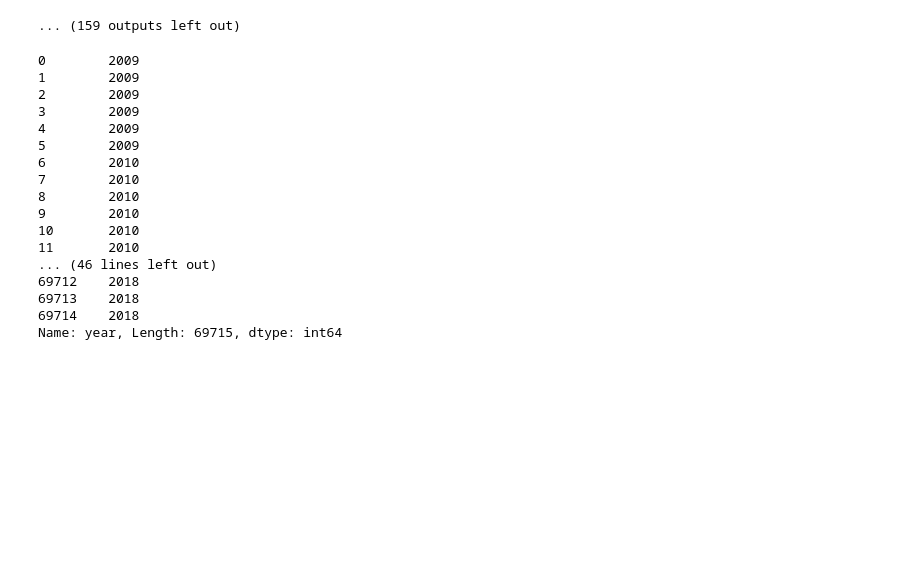
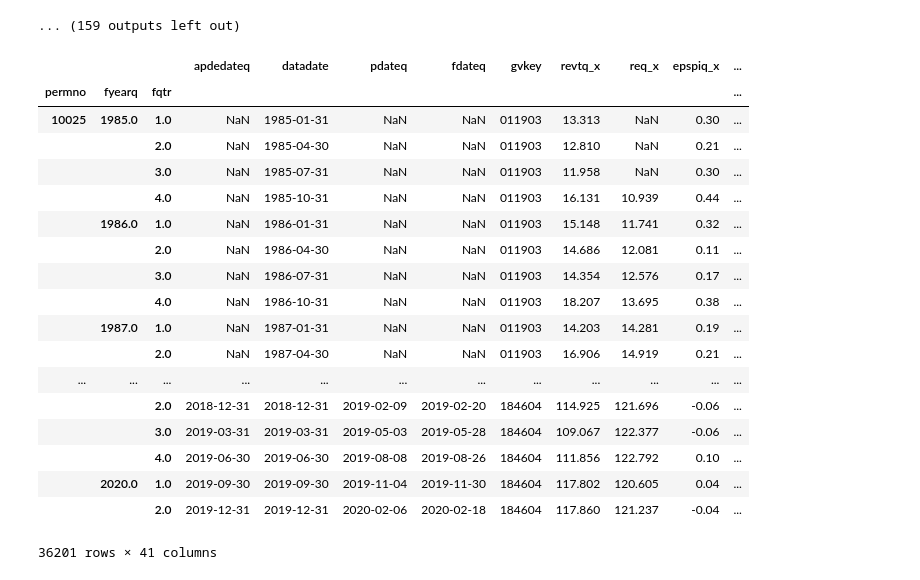
Before and after one commit to Alan-Yanlong-Guo/ml_val, a Jupyter notebook: run.ipynb, the cells around one changed output. Saved outputs shown, nothing was run; the diff lists cells and outputs as text; code cells hidden in the pictures; blank space fills up the shorter version.

```diff
--- a/run.ipynb
+++ b/run.ipynb
@@ -94,25 +94,27 @@ epspi 0.2728168444958219
 [figure]
 ... (159 outputs left out)
 # %%
-with open('/Users/mingyu/Desktop/data/month_x/x_C.pkl', 'rb') as handle:
+with open('/Users/mingyu/Desktop/data/quarter_y/y_A.pkl', 'rb') as handle:
     contnet = pickle.load(handle)
 # %%
-contnet['year']
+contnet
 # %% [output]
+|  |  |  | apdedateq | datadate | pdateq | fdateq | gvkey | revtq_x | req_x | epspiq_x | ... |
+| permno | fyearq | fqtr |  |  |  |  |  |  |  |  | ... |
+| 10025 | 1985.0 | 1.0 | NaN | 1985-01-31 | NaN | NaN | 011903 | 13.313 | NaN | 0.30 | ... |
+|  |  | 2.0 | NaN | 1985-04-30 | NaN | NaN | 011903 | 12.810 | NaN | 0.21 | ... |
+|  |  | 3.0 | NaN | 1985-07-31 | NaN | NaN | 011903 | 11.958 | NaN | 0.30 | ... |
+|  |  | 4.0 | NaN | 1985-10-31 | NaN | NaN | 011903 | 16.131 | 10.939 | 0.44 | ... |
+|  | 1986.0 | 1.0 | NaN | 1986-01-31 | NaN | NaN | 011903 | 15.148 | 11.741 | 0.32 | ... |
+|  |  | 2.0 | NaN | 1986-04-30 | NaN | NaN | 011903 | 14.686 | 12.081 | 0.11 | ... |
+|  |  | 3.0 | NaN | 1986-07-31 | NaN | NaN | 011903 | 14.354 | 12.576 | 0.17 | ... |
+|  |  | 4.0 | NaN | 1986-10-31 | NaN | NaN | 011903 | 18.207 | 13.695 | 0.38 | ... |
+|  | 1987.0 | 1.0 | NaN | 1987-01-31 | NaN | NaN | 011903 | 14.203 | 14.281 | 0.19 | ... |
+|  |  | 2.0 | NaN | 1987-04-30 | NaN | NaN | 011903 | 16.906 | 14.919 | 0.21 | ... |
+| ... | ... | ... | ... | ... | ... | ... | ... | ... | ... | ... | ... |
+|  |  | 2.0 | 2018-12-31 | 2018-12-31 | 2019-02-09 | 2019-02-20 | 184604 | 114.925 | 121.696 | -0.06 | ... |
+|  |  | 3.0 | 2019-03-31 | 2019-03-31 | 2019-05-03 | 2019-05-28 | 184604 | 109.067 | 122.377 | -0.06 | ... |
+|  |  | 4.0 | 2019-06-30 | 2019-06-30 | 2019-08-08 | 2019-08-26 | 184604 | 111.856 | 122.792 | 0.10 | ... |
+|  | 2020.0 | 1.0 | 2019-09-30 | 2019-09-30 | 2019-11-04 | 2019-11-30 | 184604 | 117.802 | 120.605 | 0.04 | ... |
+|  |  | 2.0 | 2019-12-31 | 2019-12-31 | 2020-02-06 | 2020-02-18 | 184604 | 117.860 | 121.237 | -0.04 | ... |
-0        2009
-1        2009
-2        2009
-3        2009
-4        2009
-5        2009
-6        2010
-7        2010
-8        2010
-9        2010
-10       2010
-11       2010
-... (46 lines left out)
-69712    2018
-69713    2018
-69714    2018
-Name: year, Length: 69715, dtype: int64
+36201 rows × 41 columns
```
Also changed, not shown: 3 other files.
